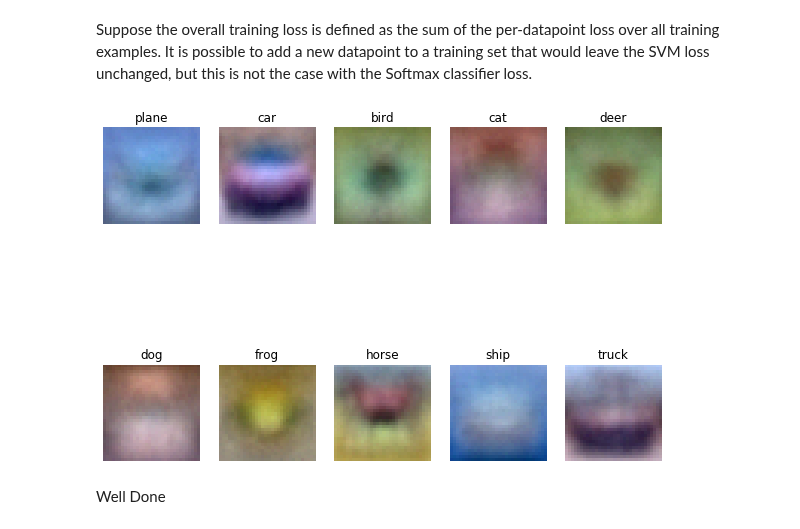
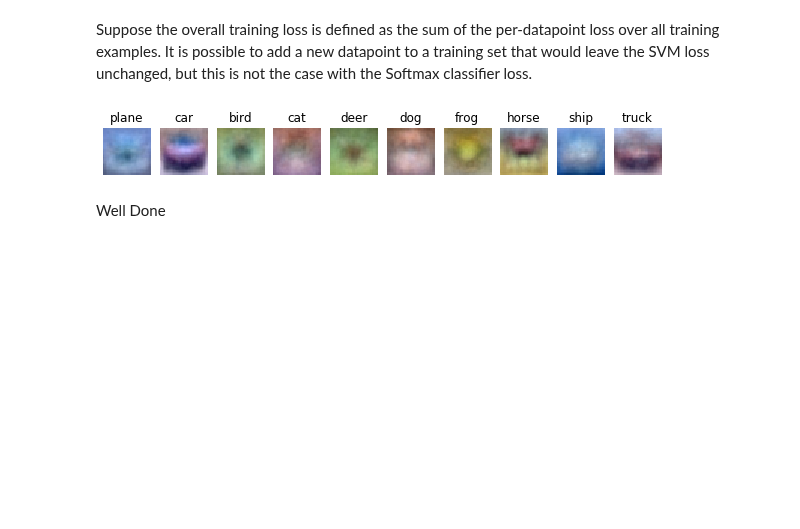
Before and after one commit to pedro-abundio-wang/computer-vision, a Jupyter notebook: notebooks/convolutional-neural-networks-for-visual-recognition/01_image_classification/04_softmax.ipynb, the cells around one changed output. Cells and saved outputs as stored; diff of their text form; code cells hidden in the pictures; blank space fills up the shorter version.

```diff
--- a/notebooks/convolutional-neural-networks-for-visual-recognition/01_image_classification/04_softmax.ipynb
+++ b/notebooks/convolutional-neural-networks-for-visual-recognition/01_image_classification/04_softmax.ipynb
@@ -99,0 +55,17 @@ dev labels shape:  (500,)
+# %%
+# Visualize some examples from the dataset.
+# We show a few examples of training images from each class.
+classes = ['plane', 'car', 'bird', 'cat', 'deer', 'dog', 'frog', 'horse', 'ship', 'truck']
+num_classes = len(classes)
+samples_per_class = 10
+for y, cls in enumerate(classes):
+    idxs = np.flatnonzero(y_train == y)
+    idxs = np.random.choice(idxs, samples_per_class, replace=False)
+    for i, idx in enumerate(idxs):
+        plt_idx = i * num_classes + y + 1
+        plt.subplot(samples_per_class, num_classes, plt_idx)
+        plt.imshow(X_train[idx].astype('uint8'))
+        plt.axis('off')
+        if i == 0:
+            plt.title(cls)
+plt.show()
@@ -184,2 +193,14 @@ vectorized loss: 2.355449e+00 computed in 0.002101s
 Loss difference: 0.000000
 Gradient difference: 0.000000
+# %%
+# In the file linear_classifier.py, implement SGD in the function
+# LinearClassifier.train() and then run it with the code below.
+from classifiers import Softmax
+softmax = Softmax()
+tic = time.time()
+loss_hist = softmax.train(X_train, y_train,
+                      learning_rate=1e-7, reg=3e4,
+                      num_iters=1000, batch_size=256,
+                      verbose=True)
+toc = time.time()
+print('That took %fs' % (toc - tic))
@@ -185,0 +228,7 @@ Gradient difference: 0.000000
+# %%
+# Write the LinearSVM.predict function and evaluate the performance on both the
+# training and validation set
+y_train_pred = softmax.predict(X_train)
+print('training accuracy: %f' % (np.mean(y_train == y_train_pred), ))
+y_val_pred = softmax.predict(X_val)
+print('validation accuracy: %f' % (np.mean(y_val == y_val_pred), ))
@@ -188,7 +240,7 @@ Gradient difference: 0.000000
 # learning rate). You should experiment with different ranges for the learning
 # rates and regularization strengths; if you are careful you should be able to
 # get a classification accuracy of over 0.35 on the validation set.
-from utils.classifiers import Softmax
+from classifiers import Softmax
 results = {}
 best_val = -1
 best_softmax = None
@@ -205,7 +257,9 @@ regularization_strengths = [2.5e4, 5e4]
 for learning_rate in learning_rates:
     for regularization_strength in regularization_strengths:
         softmax = Softmax()
-        softmax.train(X_train, y_train, learning_rate=learning_rate, reg=regularization_strength, num_iters=1500, verbose=False)
+        softmax.train(X_train, y_train,
+                      learning_rate=learning_rate, reg=regularization_strength,
+                      num_iters=1500, verbose=False)
 
         y_train_pred = softmax.predict(X_train)
         train_accuracy = np.mean(y_train == y_train_pred)
@@ -246,19 +300,19 @@ Suppose the overall training loss is defined as the sum of the per-datapoint los
 # %%
 # Visualize the learned weights for each class
 w = best_softmax.W[:-1,:] # strip out the bias
 w = w.reshape(32, 32, 3, 10)
 
 w_min, w_max = np.min(w), np.max(w)
 
 classes = ['plane', 'car', 'bird', 'cat', 'deer', 'dog', 'frog', 'horse', 'ship', 'truck']
 for i in range(10):
-    plt.subplot(2, 5, i + 1)
+    plt.subplot(1, 10, i + 1)
     # Rescale the weights to be between 0 and 255
     wimg = 255.0 * (w[:,:,:,i].squeeze() - w_min) / (w_max - w_min)
     plt.imshow(wimg.astype('uint8'))
     plt.axis('off')
     plt.title(classes[i])
 # %% [output]
-[figure, old version]
+[figure, new version]
 # %% [markdown]
 Well Done
```
Also changed, not shown: parts of 17 cells of this notebook, 6 other files.
